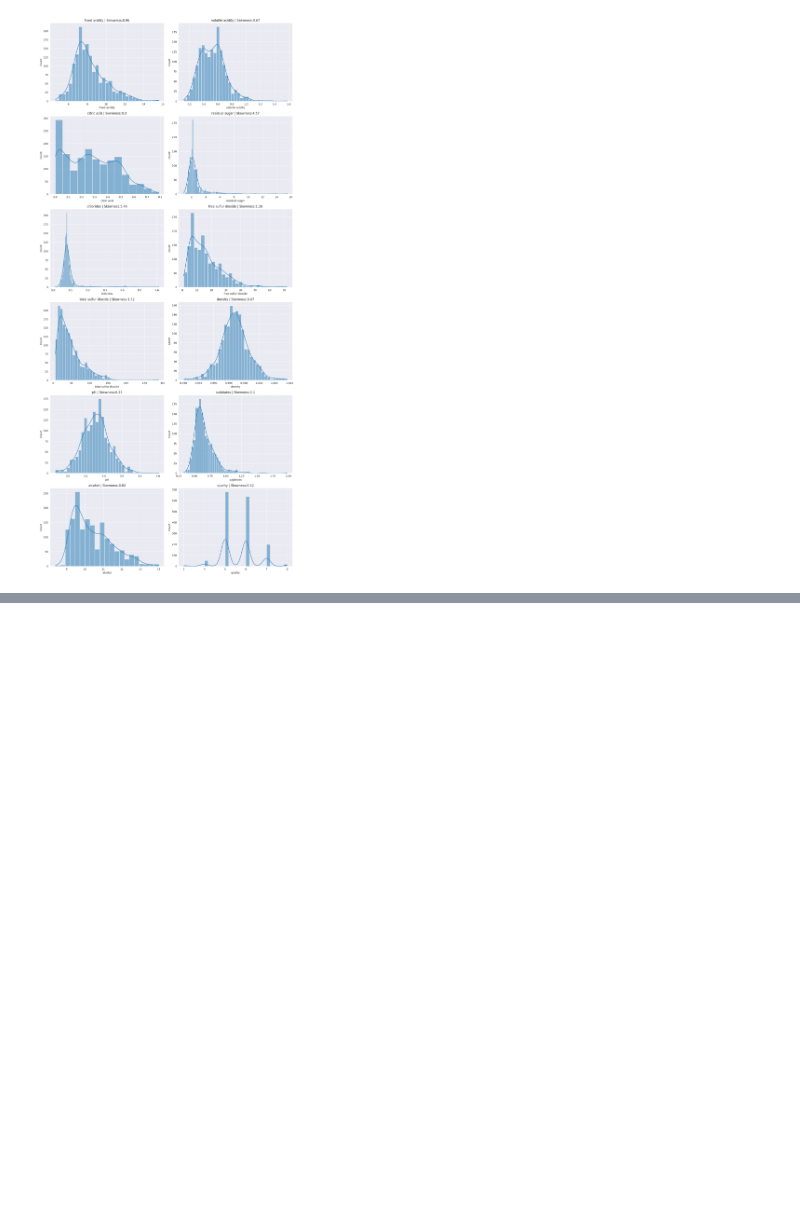
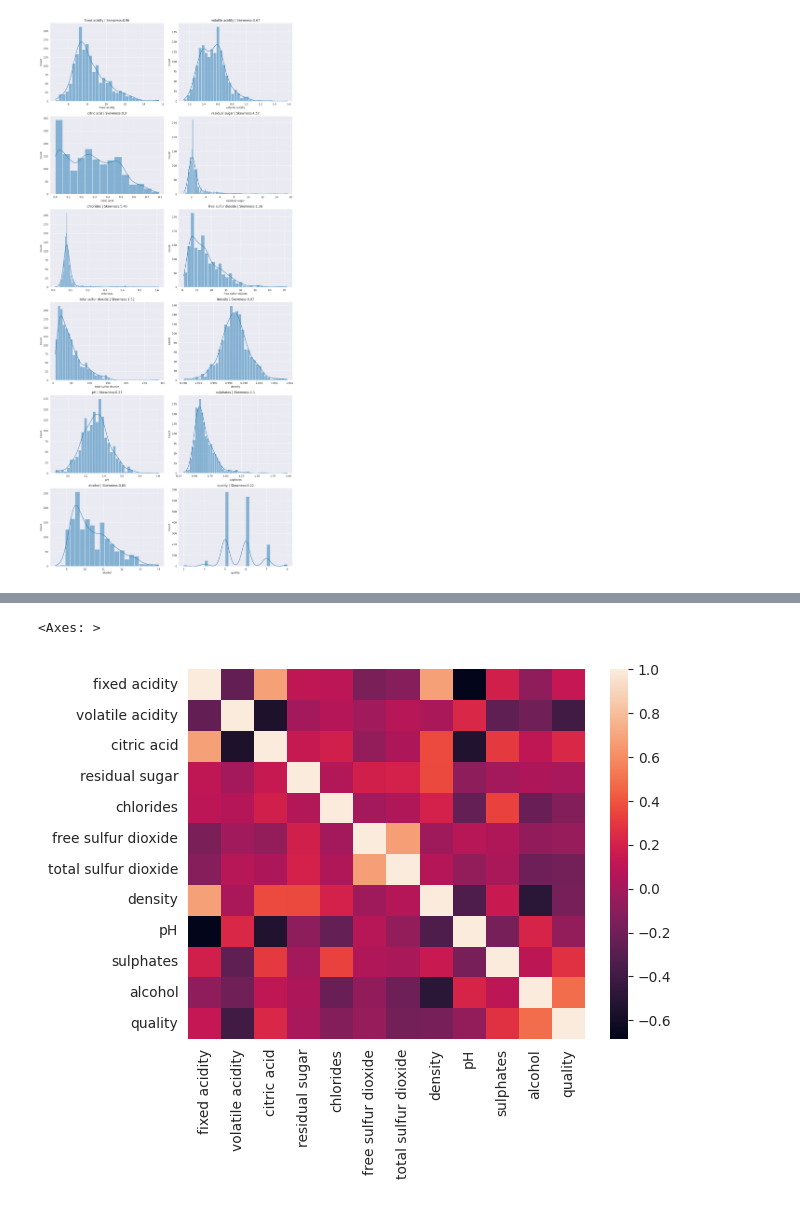
Before and after one commit to codes71/Semester5, a Jupyter notebook: DVDALab.ipynb, the cells around one changed output, grey strips where cells are left out. Drawn from its saved outputs; the diff is of its cells as text; code cells hidden in the pictures; blank space fills up the shorter version.

```diff
--- a/DVDALab.ipynb
+++ b/DVDALab.ipynb
@@ -196,0 +203,5 @@ plt.show()
+# %%
+sns.heatmap(df.corr())
+# %% [output]
+<Axes: >
+[figure, added]
```
Also changed, not shown: parts of 4 cells of this notebook, 1 other file.
